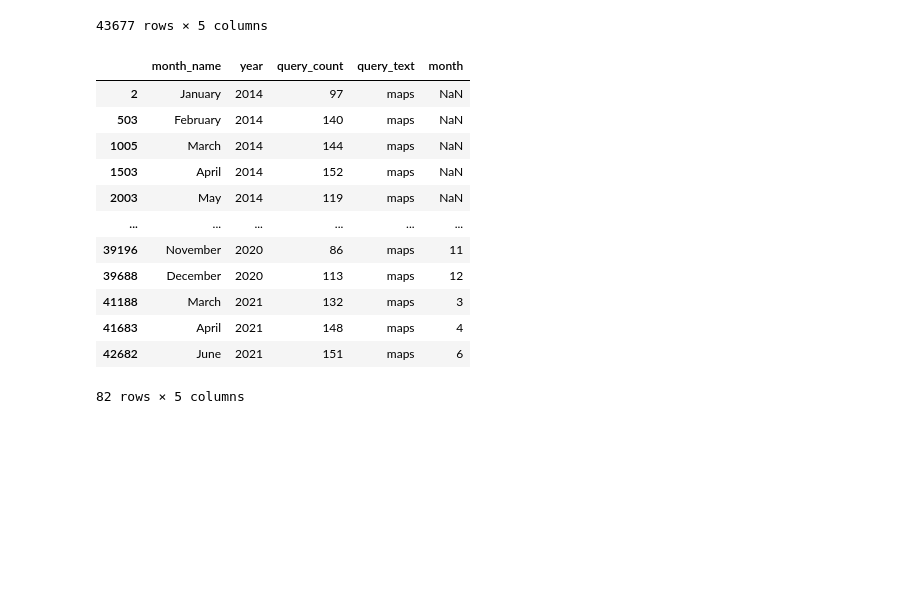
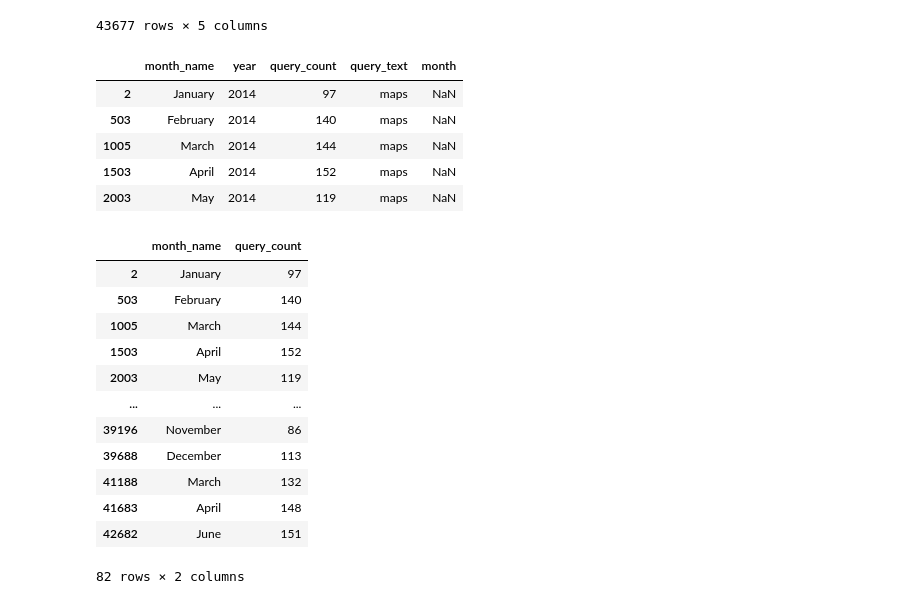
Before and after one commit to NSS-Data-Analytics-Cohort-10/api-JEmmonsJR, a Jupyter notebook: notebooks/socrata_api.ipynb, the cells around one changed output. Cells and saved outputs as stored; diff of their text form; code cells hidden in the pictures; blank space fills up the shorter version.

```diff
--- a/notebooks/socrata_api.ipynb
+++ b/notebooks/socrata_api.ipynb
@@ -107,18 +108,28 @@ pd.json_normalize(result)
 socat_df = pd.json_normalize(result)
 # %%
 maps_df = socat_df[socat_df['query_text'] == 'maps']
-maps_df
+maps_df.head()
 # %% [output]
 |  | month_name | year | query_count | query_text | month |
 | 2 | January | 2014 | 97 | maps | NaN |
 | 503 | February | 2014 | 140 | maps | NaN |
 | 1005 | March | 2014 | 144 | maps | NaN |
 | 1503 | April | 2014 | 152 | maps | NaN |
 | 2003 | May | 2014 | 119 | maps | NaN |
-| ... | ... | ... | ... | ... | ... |
-| 39196 | November | 2020 | 86 | maps | 11 |
-| 39688 | December | 2020 | 113 | maps | 12 |
-| 41188 | March | 2021 | 132 | maps | 3 |
-| 41683 | April | 2021 | 148 | maps | 4 |
-| 42682 | June | 2021 | 151 | maps | 6 |
-82 rows × 5 columns
+# %%
+drop_df = maps_df[['month_name', 'query_count']].copy()
+drop_df
+# %% [output]
+|  | month_name | query_count |
+| 2 | January | 97 |
+| 503 | February | 140 |
+| 1005 | March | 144 |
+| 1503 | April | 152 |
+| 2003 | May | 119 |
+| ... | ... | ... |
+| 39196 | November | 86 |
+| 39688 | December | 113 |
+| 41188 | March | 132 |
+| 41683 | April | 148 |
+| 42682 | June | 151 |
+82 rows × 2 columns
```
Also changed, not shown: parts of 10 cells of this notebook.
